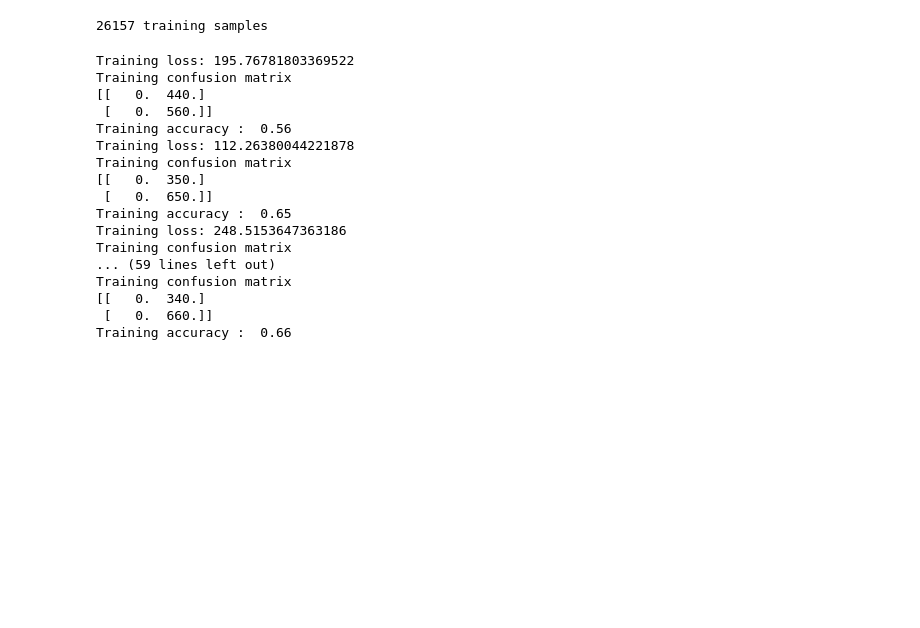
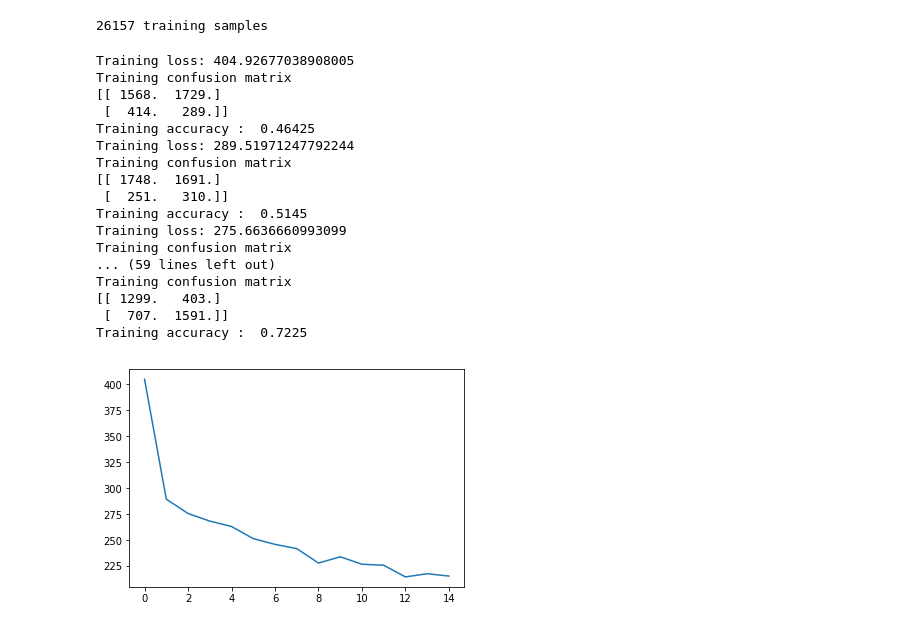
Before and after one commit to hassony2/cancer-seminar, a Jupyter notebook: model.ipynb, the cells around one changed output. Drawn from its saved outputs; the diff is of its cells as text; code cells hidden in the pictures; blank space fills up the shorter version.

```diff
--- a/model.ipynb
+++ b/model.ipynb
@@ -128,8 +166,6 @@ train_target_tensors, train_patch_tensors = create_balanced_tensors(train_target
 # %% [output]
 130782 positive patches
 670859 negative patches
-# %%
-mean_patch = get_mean_patch(train_patch_tensors)
 # %% [markdown]
 # len(train_targets)
 # %%
@@ -179,19 +215,27 @@ def get_metrics(target, prediction):
     accuracy = (true_positives + true_negatives)/sample_nb
     return confusion_mat, accuracy
 # %%
-def train_net(dataloader, net, loss_criterion, epochNb, optimizer):
+def train_net(dataloader, net, loss_criterion, mean_patch, epochNb, optimizer):
     running_loss = 0.0
     prediction = []
     target = []
     for i, data_item in enumerate(dataloader, 0):
-        if (i<100):
+        if (i<400):
             # get the inputs
             inputs, labels = data_item
-            target = target + labels[:,0].numpy().tolist()
+
+            # Remove mean patch from current patch
+            inputs = inputs - mean_patch.repeat(inputs.size()[0], 1, 1, 1)
             labels = labels.squeeze()
 
             # wrap them in Variable
             inputs, labels = Variable(inputs), Variable(labels)
+
+            for label in labels:
+                if(label.data[0]==1):
+                    target.append(1)
+                else:
+                    target.append(0)
 
             # zero the parameter gradients
             optimizer.zero_grad()
@@ -205,24 +249,23 @@ def train_net(dataloader, net, loss_criterion, epochNb, optimizer):
             loss = loss_criterion(outputs, labels)
             loss.backward()
             optimizer.step()
-
             for output in outputs:
-                if(outputs.data[0,0]>0.5):
+                if(output.data[0]>0.5):
                     prediction.append(1)
                 else:
                     prediction.append(0)
             running_loss += loss.data[0]
     return prediction, target, running_loss
 # %%
-def simulation(dataloader, net, loss_criterion, epochNb, learning_rate):
+def simulation(dataloader, net, loss_criterion, mean_patch, epochNb, learning_rate):
     train_losses = np.zeros(epochNb)
     train_accuracies = np.zeros(epochNb)
     optimizer = torch.optim.Adam(net.parameters(), learning_rate)
     for epoch in range(epochNb): # loop over the dataset multiple times
 
         # train
-        prediction, target, train_loss = train_net(dataloader, net, loss_criterion,
-                                  epochNb, optimizer)
+        prediction, target, train_loss = train_net(dataloader, net, loss_criterion, mean_patch,
+                                                   epochNb, optimizer)
         conf_mat, train_acc = get_metrics(target, prediction)
         train_losses[epoch] = train_loss
 
@@ -243,22 +286,22 @@ bce_criterion = nn.BCELoss()
 epoch = 15
 learning_rate = 0.0001
 momentum = 0.9
-train_losses = simulation(train_loader, model, bce_criterion, epoch, learning_rate)
+train_losses = simulation(train_loader, model, bce_criterion, mean_patch, epoch, learning_rate)
 # %% [output]
-Training loss: 195.76781803369522
+Training loss: 404.92677038908005
 Training confusion matrix
-[[   0.  440.]
- [   0.  560.]]
-Training accuracy :  0.56
-Training loss: 112.26380044221878
+[[ 1568.  1729.]
+ [  414.   289.]]
+Training accuracy :  0.46425
+Training loss: 289.51971247792244
 Training confusion matrix
-[[   0.  350.]
- [   0.  650.]]
-Training accuracy :  0.65
-Training loss: 248.5153647363186
+[[ 1748.  1691.]
+ [  251.   310.]]
+Training accuracy :  0.5145
+Training loss: 275.6636660993099
 Training confusion matrix
 ... (59 lines left out)
 Training confusion matrix
-[[   0.  340.]
- [   0.  660.]]
-Training accuracy :  0.66
+[[ 1299.   403.]
+ [  707.  1591.]]
+Training accuracy :  0.7225
@@ -266,0 +308,5 @@ nn.Conv2d(1, 32, kernel_size=3)(train_loader.)
+# %%
+plt.plot(train_losses)
+plt.show()
+# %% [output]
+[figure, added]
```
Also changed, not shown: parts of 6 cells of this notebook.
